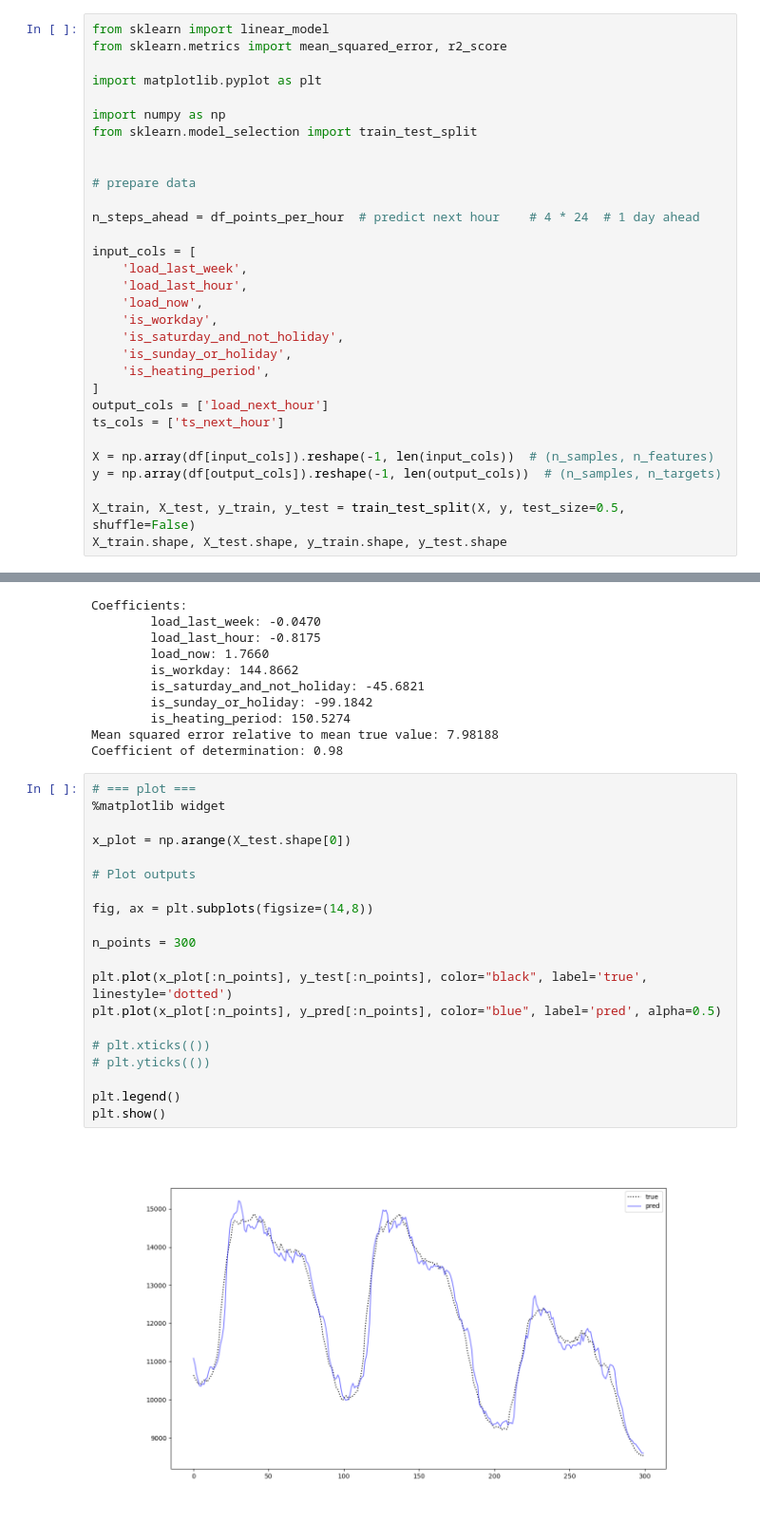
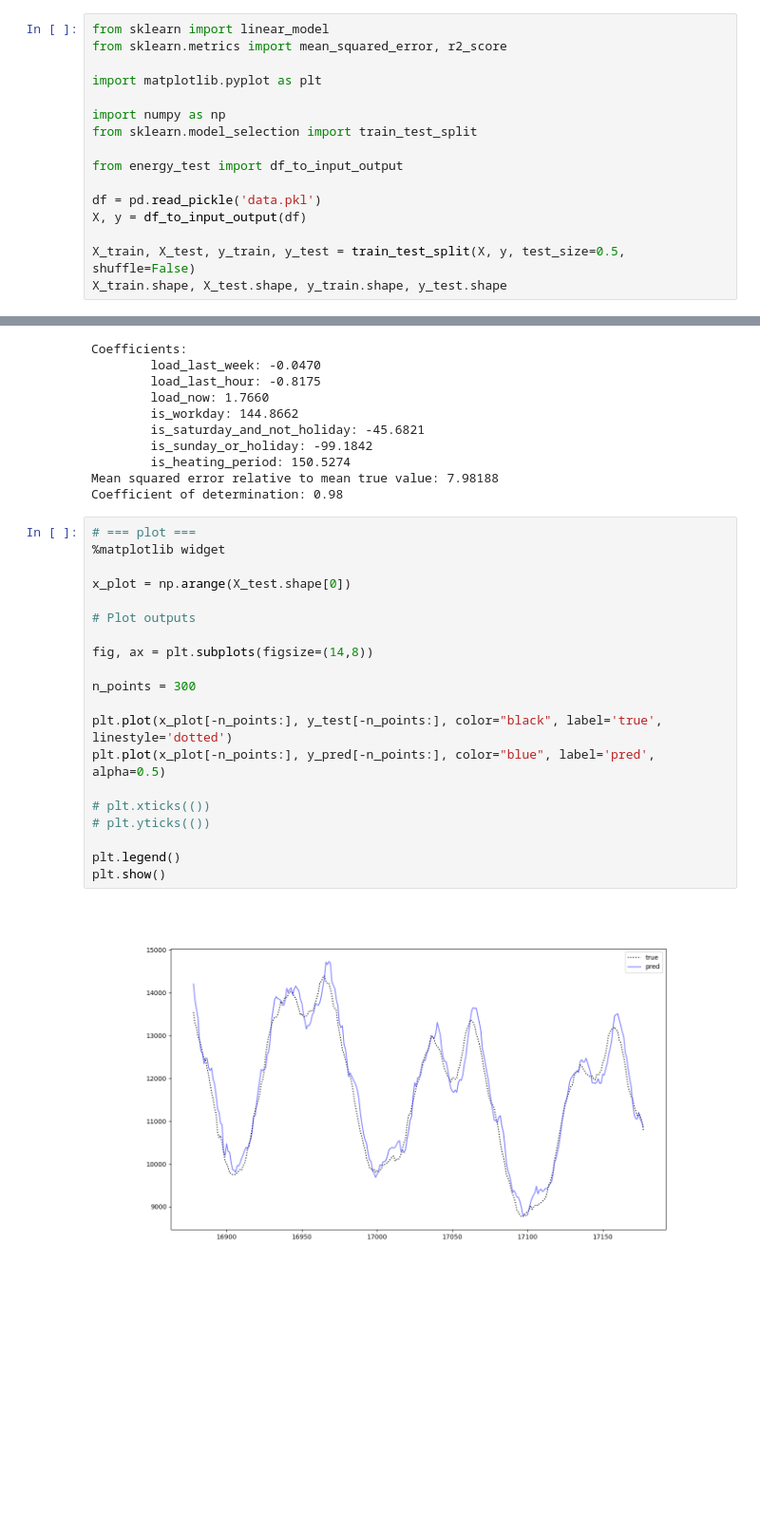
Before and after one commit to MischaDy/electricity-uq, a Jupyter notebook: energy_test.ipynb, the cells around one changed output, grey strips where cells are left out. Shown at 95% size. Cells and saved outputs as stored; diff of their text form; blank space fills up the shorter version.

```diff
--- a/energy_test.ipynb
+++ b/energy_test.ipynb
@@ -175,25 +175,10 @@ import matplotlib.pyplot as plt
 import numpy as np
 from sklearn.model_selection import train_test_split
 
+from energy_test import df_to_input_output
 
-# prepare data
-
-n_steps_ahead = df_points_per_hour  # predict next hour    # 4 * 24  # 1 day ahead
-
-input_cols = [
-    'load_last_week',
-    'load_last_hour',
-    'load_now',
-    'is_workday',
-    'is_saturday_and_not_holiday',
-    'is_sunday_or_holiday',
-    'is_heating_period',
-]
-output_cols = ['load_next_hour']
-ts_cols = ['ts_next_hour']
-
-X = np.array(df[input_cols]).reshape(-1, len(input_cols))  # (n_samples, n_features)
-y = np.array(df[output_cols]).reshape(-1, len(output_cols))  # (n_samples, n_targets)
+df = pd.read_pickle('data.pkl')
+X, y = df_to_input_output(df)
 
 X_train, X_test, y_train, y_test = train_test_split(X, y, test_size=0.5, shuffle=False)
 X_train.shape, X_test.shape, y_train.shape, y_test.shape
@@ -233,22 +218,22 @@ Coefficient of determination: 0.98
 # %%
 # === plot ===
 %matplotlib widget
 
 x_plot = np.arange(X_test.shape[0])
 
 # Plot outputs
 
 fig, ax = plt.subplots(figsize=(14,8))
 
 n_points = 300
 
-plt.plot(x_plot[:n_points], y_test[:n_points], color="black", label='true', linestyle='dotted')
-plt.plot(x_plot[:n_points], y_pred[:n_points], color="blue", label='pred', alpha=0.5)
+plt.plot(x_plot[-n_points:], y_test[-n_points:], color="black", label='true', linestyle='dotted')
+plt.plot(x_plot[-n_points:], y_pred[-n_points:], color="blue", label='pred', alpha=0.5)
 
 # plt.xticks(())
 # plt.yticks(())
 
 plt.legend()
 plt.show()
 # %% [output]
-[figure, old version]
+[figure, new version]
```
Also changed, not shown: 1 other file.
